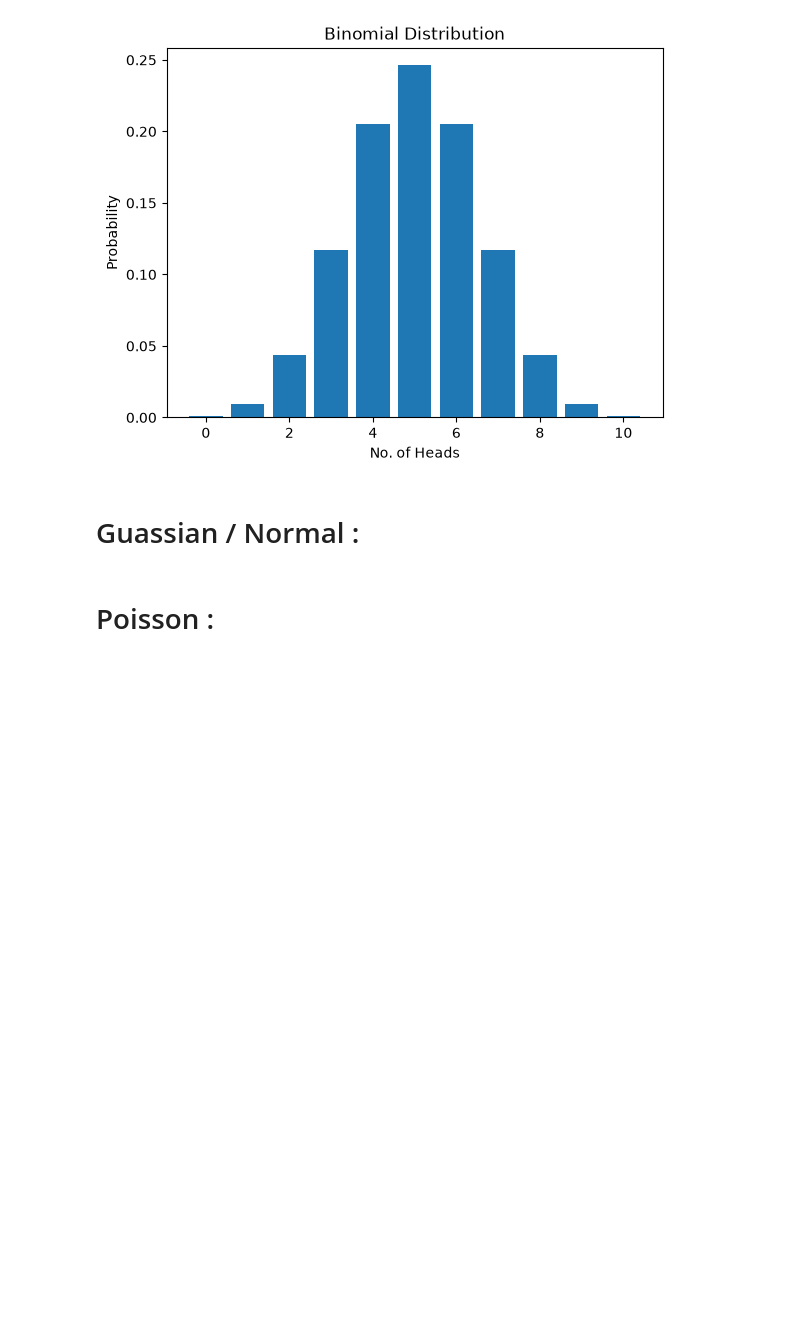
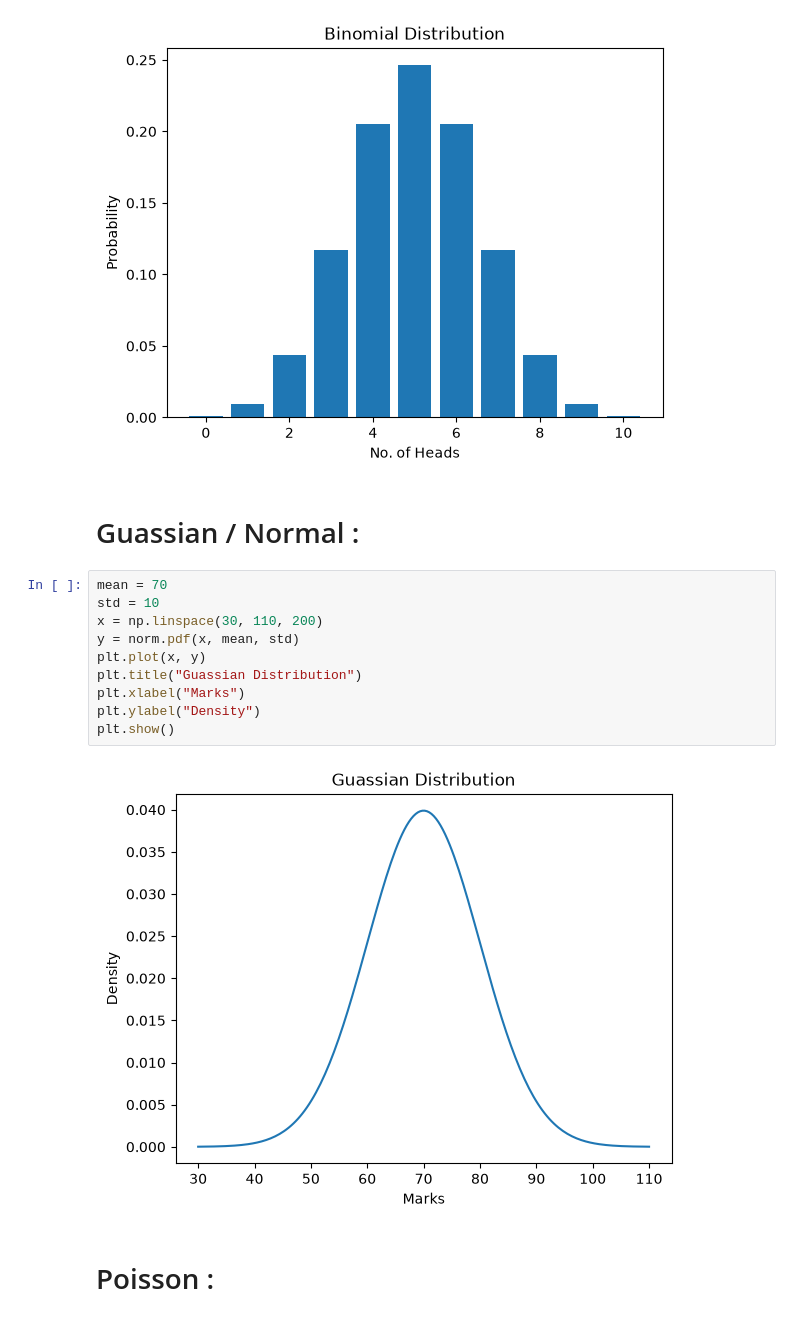
Before and after one commit to hassan-635/AI-Engineering-Course, a Jupyter notebook: Week_3_Mathematics/day_5_probability_and_distributions/prob_dist.ipynb, the cells around one changed output. Saved outputs shown, nothing was run; the diff lists cells and outputs as text; blank space fills up the shorter version.

Commit message:
guassian distribution

```diff
--- a/Week_3_Mathematics/day_5_probability_and_distributions/prob_dist.ipynb
+++ b/Week_3_Mathematics/day_5_probability_and_distributions/prob_dist.ipynb
@@ -39,6 +39,18 @@ plt.show()
 [figure]
 # %% [markdown]
 # Guassian / Normal :
+# %%
+mean = 70
+std = 10
+x = np.linspace(30, 110, 200)
+y = norm.pdf(x, mean, std)
+plt.plot(x, y)
+plt.title("Guassian Distribution")
+plt.xlabel("Marks")
+plt.ylabel("Density")
+plt.show()
+# %% [output]
+[figure, added]
 # %% [markdown]
 # Poisson :
 # %% [markdown]
```
